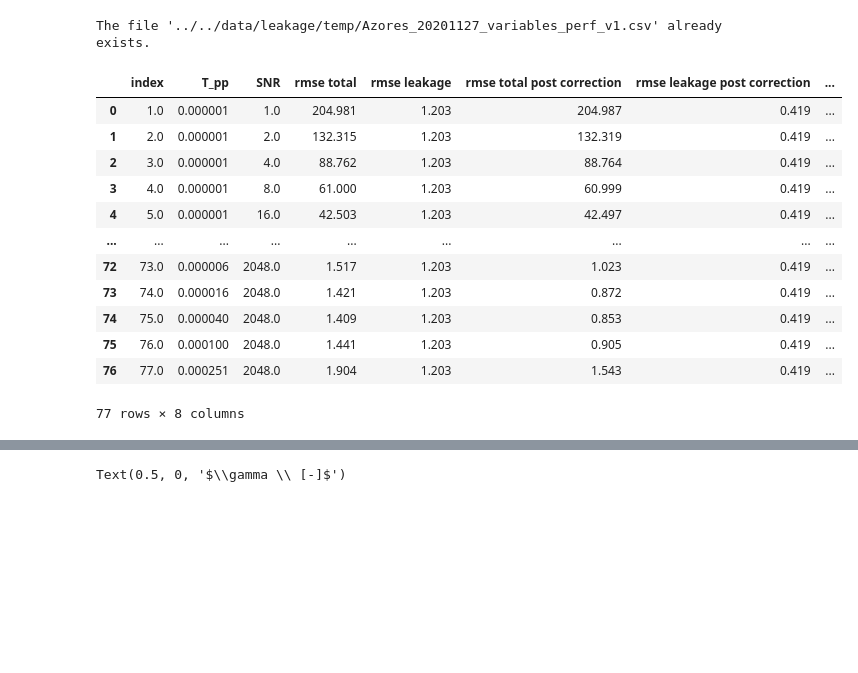
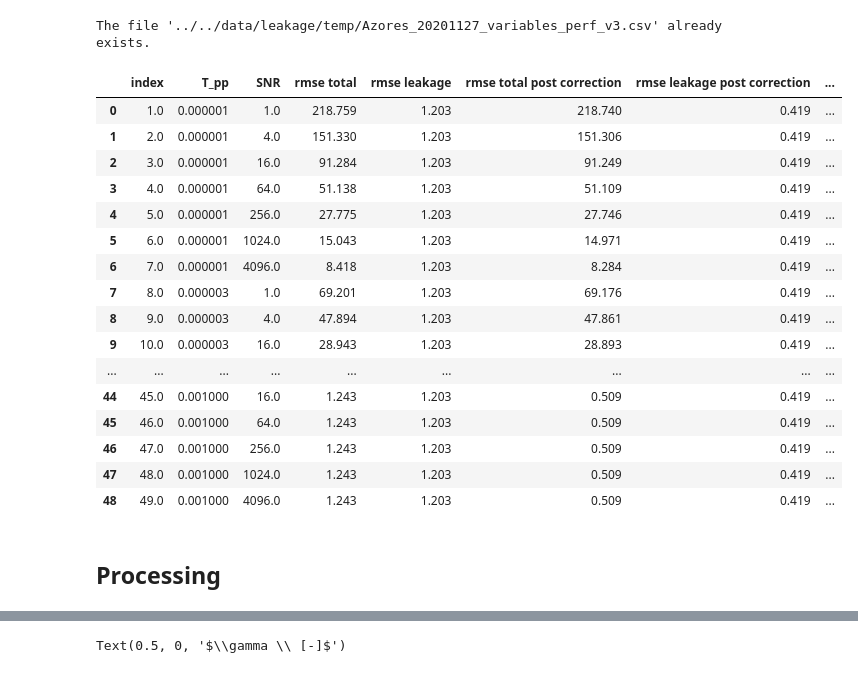
Before and after one commit to owenodriscoll/DopSCA_leakage, a Jupyter notebook: analyses/leakage/analysis_variable_SNR.ipynb, the cells around one changed output, grey strips where cells are left out. Saved outputs shown, nothing was run; the diff lists cells and outputs as text; code cells hidden in the pictures; blank space fills up the shorter version.

```diff
--- a/analyses/leakage/analysis_variable_SNR.ipynb
+++ b/analyses/leakage/analysis_variable_SNR.ipynb
@@ -60,41 +61,44 @@ test = S1DopplerLeakage(
     # _speckle_noise= False
     )
 # %%
-N_T_pp = 6 + 1 #-5
-N_SNR = 1
-# T_pps = np.logspace(-6, -4, N_T_pp)
-T_pps = np.logspace(-6, -3.6, N_T_pp)
-# T_pps = np.logspace(-5.2, -3.6, N_T_pp)
-# T_pps = np.logspace(-4, -3.6, N_T_pp)
-SNRs = 2**12#np.arange(N_SNR)
+N_T_pp = 7  #-5
+T_pps = np.logspace(-6, -3, N_T_pp)
+SNRs = 2**np.arange(0, 14, 2)
+N_SNR = len(SNRs)
 dB = lambda x: 10*np.log10(x)
 T_corr_Doppler = 1E-4
 T_corr_surface = 30E-3
 
 file_path = Path(csv_file)
 if not file_path.exists():
     df = pd.DataFrame(columns=["index", "T_pp", "SNR", "rmse total", "rmse leakage", "rmse total post correction", "rmse leakage post correction", "rmse contribution from pp"])
     df.to_csv(csv_file, index = False)
 else:
     print(f"The file '{file_path}' already exists.")
     df = pd.read_csv(csv_file)
 
 df
 # %% [output]
-The file '../../data/leakage/temp/Azores_20201127_variables_perf_v1.csv' already exists.
+The file '../../data/leakage/temp/Azores_20201127_variables_perf_v3.csv' already exists.
 |  | index | T_pp | SNR | rmse total | rmse leakage | rmse total post correction | rmse leakage post correction | ... |
-| 0 | 1.0 | 0.000001 | 1.0 | 204.981 | 1.203 | 204.987 | 0.419 | ... |
-| 1 | 2.0 | 0.000001 | 2.0 | 132.315 | 1.203 | 132.319 | 0.419 | ... |
-| 2 | 3.0 | 0.000001 | 4.0 | 88.762 | 1.203 | 88.764 | 0.419 | ... |
-| 3 | 4.0 | 0.000001 | 8.0 | 61.000 | 1.203 | 60.999 | 0.419 | ... |
-| 4 | 5.0 | 0.000001 | 16.0 | 42.503 | 1.203 | 42.497 | 0.419 | ... |
+| 0 | 1.0 | 0.000001 | 1.0 | 218.759 | 1.203 | 218.740 | 0.419 | ... |
+| 1 | 2.0 | 0.000001 | 4.0 | 151.330 | 1.203 | 151.306 | 0.419 | ... |
+| 2 | 3.0 | 0.000001 | 16.0 | 91.284 | 1.203 | 91.249 | 0.419 | ... |
+| 3 | 4.0 | 0.000001 | 64.0 | 51.138 | 1.203 | 51.109 | 0.419 | ... |
+| 4 | 5.0 | 0.000001 | 256.0 | 27.775 | 1.203 | 27.746 | 0.419 | ... |
+| 5 | 6.0 | 0.000001 | 1024.0 | 15.043 | 1.203 | 14.971 | 0.419 | ... |
+| 6 | 7.0 | 0.000001 | 4096.0 | 8.418 | 1.203 | 8.284 | 0.419 | ... |
+| 7 | 8.0 | 0.000003 | 1.0 | 69.201 | 1.203 | 69.176 | 0.419 | ... |
+| 8 | 9.0 | 0.000003 | 4.0 | 47.894 | 1.203 | 47.861 | 0.419 | ... |
+| 9 | 10.0 | 0.000003 | 16.0 | 28.943 | 1.203 | 28.893 | 0.419 | ... |
 | ... | ... | ... | ... | ... | ... | ... | ... | ... |
-| 72 | 73.0 | 0.000006 | 2048.0 | 1.517 | 1.203 | 1.023 | 0.419 | ... |
-| 73 | 74.0 | 0.000016 | 2048.0 | 1.421 | 1.203 | 0.872 | 0.419 | ... |
-| 74 | 75.0 | 0.000040 | 2048.0 | 1.409 | 1.203 | 0.853 | 0.419 | ... |
-| 75 | 76.0 | 0.000100 | 2048.0 | 1.441 | 1.203 | 0.905 | 0.419 | ... |
-| 76 | 77.0 | 0.000251 | 2048.0 | 1.904 | 1.203 | 1.543 | 0.419 | ... |
+| 44 | 45.0 | 0.001000 | 16.0 | 1.243 | 1.203 | 0.509 | 0.419 | ... |
+| 45 | 46.0 | 0.001000 | 64.0 | 1.243 | 1.203 | 0.509 | 0.419 | ... |
+| 46 | 47.0 | 0.001000 | 256.0 | 1.243 | 1.203 | 0.509 | 0.419 | ... |
+| 47 | 48.0 | 0.001000 | 1024.0 | 1.243 | 1.203 | 0.509 | 0.419 | ... |
+| 48 | 49.0 | 0.001000 | 4096.0 | 1.243 | 1.203 | 0.509 | 0.419 | ... |
-77 rows × 8 columns
+# %% [markdown]
+## Processing
 # %%
 input_T_pp = np.broadcast_to(T_pps, (N_SNR, N_T_pp)).T.ravel()
 input_SNR = np.broadcast_to(SNRs, (N_T_pp, N_SNR)).ravel()
```
Also changed, not shown: parts of 6 cells of this notebook.
